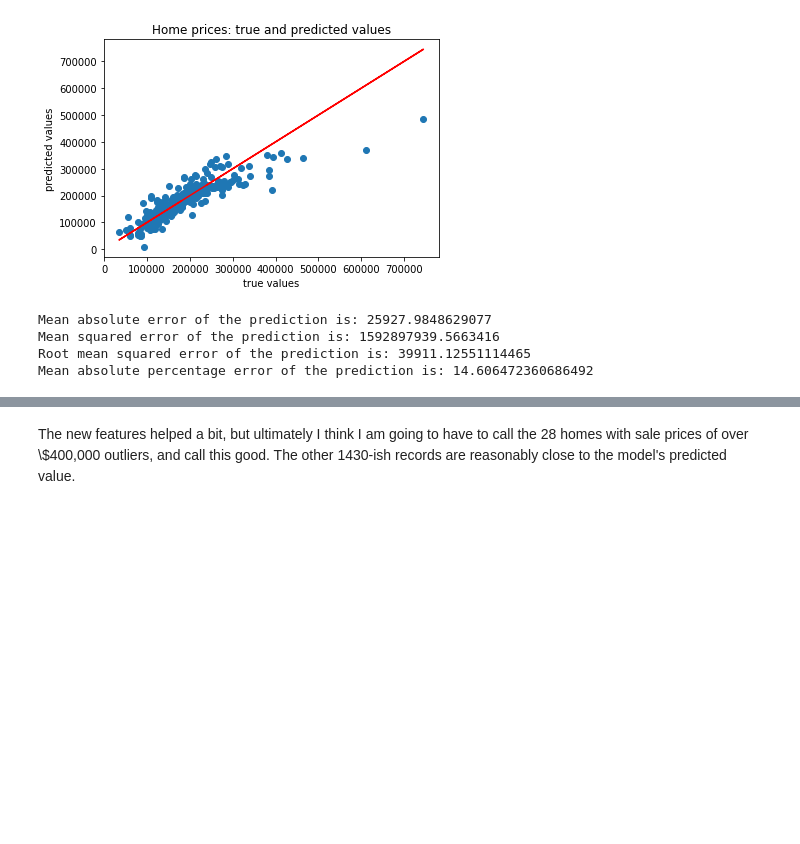
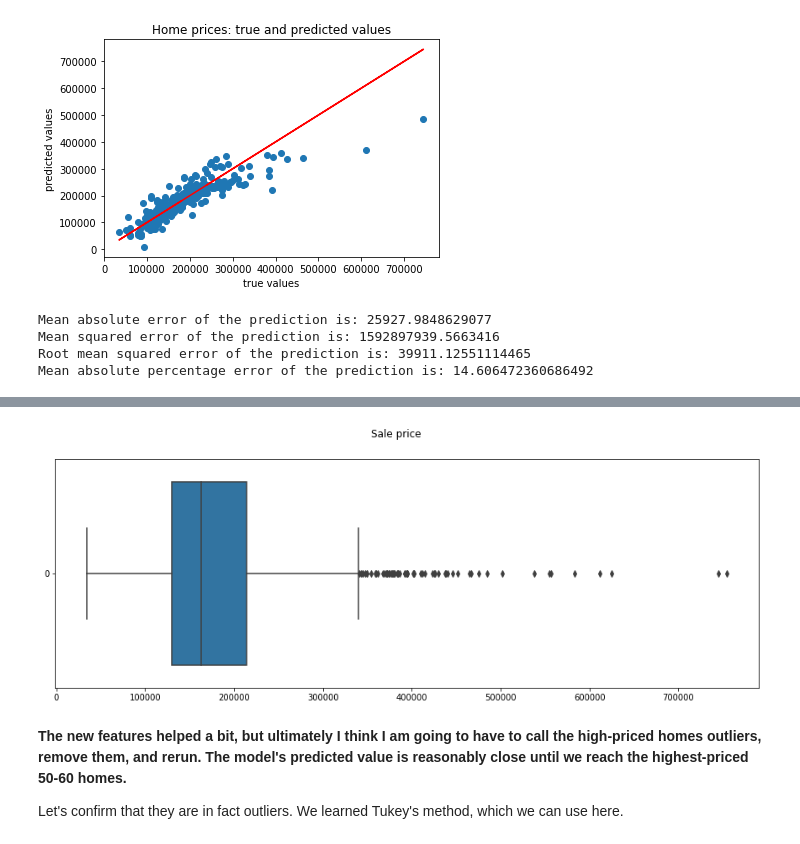
Before and after one commit to iamjeremybe/thinkful_data_science, a Jupyter notebook: Thinkful - Making predictions - house prices.ipynb, the cells around one changed output, grey strips where cells are left out. Cells and saved outputs as stored; diff of their text form; code cells hidden in the pictures; blank space fills up the shorter version.

```diff
--- a/Thinkful - Making predictions - house prices.ipynb
+++ b/Thinkful - Making predictions - house prices.ipynb
@@ -27,6 +27,15 @@ postgres_port = '5432'
 postgres_db = 'houseprices'
 # %% [markdown]
 # Functions
+# %%
+def quick_boxplot(series,title,**kwargs):
+    logscale = kwargs.get('logscale',True)
+    fig, ax = plt.subplots(figsize=(15,5))
+    sns.boxplot(data=series,orient='h')
+    plt.suptitle(title)
+    if logscale:
+        ax.set(xscale="log")
+    plt.show()
 # %%
 def quick_histogram(series,**kwargs):
     title = kwargs.get('title','Plot of series')
@@ -360,2 +396,8 @@ Mean absolute percentage error of the prediction is: 14.606472360686492
+# %%
+quick_boxplot(house_df['saleprice'],title="Sale price",logscale=False)
+# %% [output]
+[figure, added]
 # %% [markdown]
-The new features helped a bit, but ultimately I think I am going to have to call the 28 homes with sale prices of over \\$400,000 outliers, and call this good. The other 1430-ish records are reasonably close to the model's predicted value.
+__The new features helped a bit, but ultimately I think I am going to have to call the high-priced homes outliers, remove them, and rerun. The model's predicted value is reasonably close until we reach the highest-priced 50-60 homes.__
+
+Let's confirm that they are in fact outliers. We learned Tukey's method, which we can use here.
```
Also changed, not shown: parts of 12 cells of this notebook.
